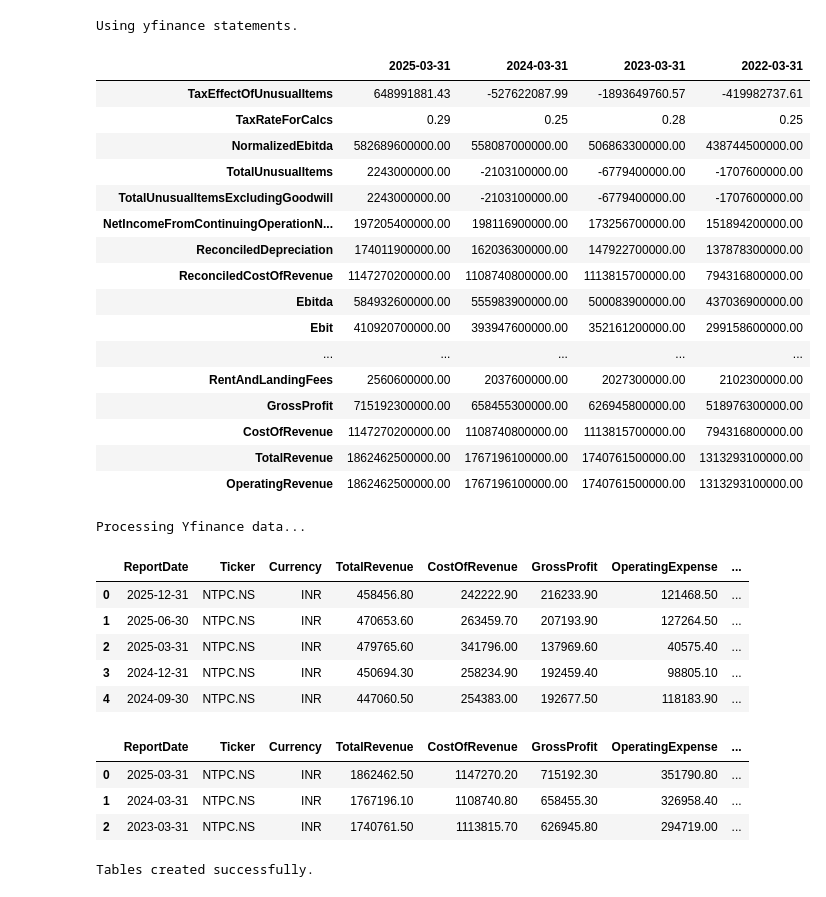
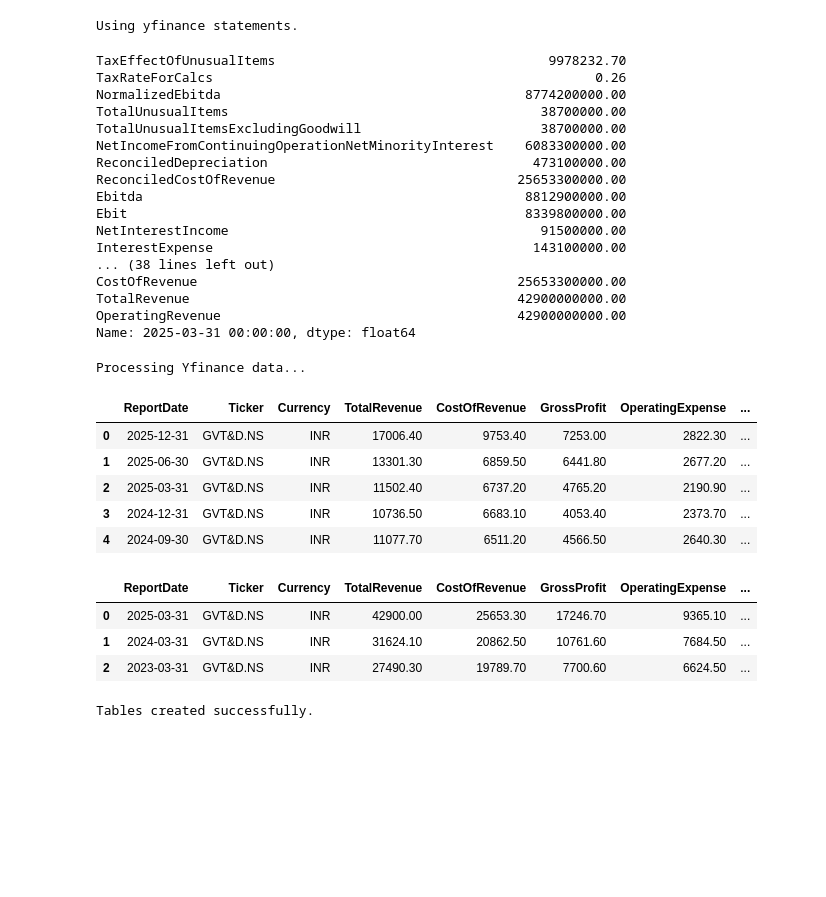
Before and after one commit to ashishmaharana188/financial_ETL_project, a Jupyter notebook: statementScrape.ipynb, the cells around one changed output. Drawn from its saved outputs; the diff is of its cells as text; code cells hidden in the pictures; blank space fills up the shorter version.

```diff
--- a/statementScrape.ipynb
+++ b/statementScrape.ipynb
@@ -19,7 +19,7 @@ API_KEY = "V6FLFA1K7ECKP0RK"
 #disable certificate warnings
 urllib3.disable_warnings(urllib3.exceptions.InsecureRequestWarning)
 
-tickerName = yf.Ticker("NTPC.NS") #MSFT #HINDCOPPER #PLTR
+tickerName = yf.Ticker("GVT&D.NS") #MSFT #HINDCOPPER #PLTR
 pd.set_option('display.float_format', lambda x: '%.2f' % x)
 # %%
 CACHE_DIR = "offline_statements"
@@ -655,3 +675,24 @@ dfIncomeStatementY = clean_financial_dataframe(dfIncomeStatementY)
 
 dfIncomeStatementQ = convert_screener_percentages_to_absolute(dfIncomeStatementQ)
 dfIncomeStatementY = convert_screener_percentages_to_absolute(dfIncomeStatementY)
+# %%
+dfcheck = dfIncomeStatementY.iloc[:,0]
+display(dfcheck)
+# %% [output]
+TaxEffectOfUnusualItems                                   9978232.70
+TaxRateForCalcs                                                 0.26
+NormalizedEbitda                                       8774200000.00
+TotalUnusualItems                                        38700000.00
+TotalUnusualItemsExcludingGoodwill                       38700000.00
+NetIncomeFromContinuingOperationNetMinorityInterest    6083300000.00
+ReconciledDepreciation                                  473100000.00
+ReconciledCostOfRevenue                               25653300000.00
+Ebitda                                                 8812900000.00
+Ebit                                                   8339800000.00
+NetInterestIncome                                        91500000.00
+InterestExpense                                         143100000.00
+... (38 lines left out)
+CostOfRevenue                                         25653300000.00
+TotalRevenue                                          42900000000.00
+OperatingRevenue                                      42900000000.00
+Name: 2025-03-31 00:00:00, dtype: float64
@@ -658,5 +840,5 @@ dfIncomeStatementY = convert_screener_percentages_to_absolute(dfIncomeStatementY
 # %%
-display(dfIncomeStatementY)
+
 keys_to_fetch = ittelson_income_statement_columns + [
         'PretaxIncome', 'MaterialCost', 'ManufacturingCost', 'EmployeeCost', 'OtherCost'
     ]
@@ -701,61 +883,44 @@ elif use_yfinance:
     # Yfinance needs .T because metrics are the index, we want dates as the index
     clean_quarterly_income_statement = format_statement_for_db(
         dfIncomeStatementQ_calc, ittelson_income_statement_columns,tickerName.ticker,currency=stmt_currency,multiplier=stmt_multiplier,transpose=True)
     display(clean_quarterly_income_statement)
 
     clean_yearly_income_statement = format_statement_for_db(
         dfIncomeStatementY_calc, ittelson_income_statement_columns,tickerName.ticker,currency=stmt_currency,multiplier=stmt_multiplier, transpose=True)
     display(clean_yearly_income_statement)
 else:
     print("Processing Screener data...")
 
     stmt_currency = 'INR'
     stmt_multiplier = 10.0
 
     #include extra keys with normalization for further calulation - keys will be dropped at format_statement_for_db call
 
     df_normalize_Q = map_statement_via_dictionary(dfIncomeStatementQ, normalized_is_synonym_map, keys_to_fetch)
     df_normalize_Y = map_statement_via_dictionary(dfIncomeStatementY, normalized_is_synonym_map, keys_to_fetch).iloc[:,:-1]
 
     dfIncomeStatementQ_calc = apply_income_statement_fallbacks(df_normalize_Q, ittelson_income_statement_columns)
     clean_quarterly_income_statement = format_statement_for_db(
         dfIncomeStatementQ_calc, ittelson_income_statement_columns,tickerName.ticker,currency=stmt_currency,multiplier=stmt_multiplier, transpose=True)
     display(clean_quarterly_income_statement)
 
     dfIncomeStatementY_calc = apply_income_statement_fallbacks(df_normalize_Y, ittelson_income_statement_columns)
     clean_yearly_income_statement = format_statement_for_db(
         dfIncomeStatementY_calc, ittelson_income_statement_columns, tickerName.ticker,currency=stmt_currency, multiplier=stmt_multiplier,transpose=True
         )
     display(clean_yearly_income_statement)
 # %% [output]
+Processing Yfinance data...
-|  | 2025-03-31 | 2024-03-31 | 2023-03-31 | 2022-03-31 |
-| TaxEffectOfUnusualItems | 648991881.43 | -527622087.99 | -1893649760.57 | -419982737.61 |
-| TaxRateForCalcs | 0.29 | 0.25 | 0.28 | 0.25 |
-| NormalizedEbitda | 582689600000.00 | 558087000000.00 | 506863300000.00 | 438744500000.00 |
-| TotalUnusualItems | 2243000000.00 | -2103100000.00 | -6779400000.00 | -1707600000.00 |
-| TotalUnusualItemsExcludingGoodwill | 2243000000.00 | -2103100000.00 | -6779400000.00 | -1707600000.00 |
-| NetIncomeFromContinuingOperationN... | 197205400000.00 | 198116900000.00 | 173256700000.00 | 151894200000.00 |
-| ReconciledDepreciation | 174011900000.00 | 162036300000.00 | 147922700000.00 | 137878300000.00 |
-| ReconciledCostOfRevenue | 1147270200000.00 | 1108740800000.00 | 1113815700000.00 | 794316800000.00 |
-| Ebitda | 584932600000.00 | 555983900000.00 | 500083900000.00 | 437036900000.00 |
-| Ebit | 410920700000.00 | 393947600000.00 | 352161200000.00 | 299158600000.00 |
-| ... | ... | ... | ... | ... |
-| RentAndLandingFees | 2560600000.00 | 2037600000.00 | 2027300000.00 | 2102300000.00 |
-| GrossProfit | 715192300000.00 | 658455300000.00 | 626945800000.00 | 518976300000.00 |
-| CostOfRevenue | 1147270200000.00 | 1108740800000.00 | 1113815700000.00 | 794316800000.00 |
-| TotalRevenue | 1862462500000.00 | 1767196100000.00 | 1740761500000.00 | 1313293100000.00 |
-| OperatingRevenue | 1862462500000.00 | 1767196100000.00 | 1740761500000.00 | 1313293100000.00 |
+|  | ReportDate | Ticker | Currency | TotalRevenue | CostOfRevenue | GrossProfit | OperatingExpense | ... |
+| 0 | 2025-12-31 | GVT&D.NS | INR | 17006.40 | 9753.40 | 7253.00 | 2822.30 | ... |
+| 1 | 2025-06-30 | GVT&D.NS | INR | 13301.30 | 6859.50 | 6441.80 | 2677.20 | ... |
+| 2 | 2025-03-31 | GVT&D.NS | INR | 11502.40 | 6737.20 | 4765.20 | 2190.90 | ... |
+| 3 | 2024-12-31 | GVT&D.NS | INR | 10736.50 | 6683.10 | 4053.40 | 2373.70 | ... |
+| 4 | 2024-09-30 | GVT&D.NS | INR | 11077.70 | 6511.20 | 4566.50 | 2640.30 | ... |
-Processing Yfinance data...
 |  | ReportDate | Ticker | Currency | TotalRevenue | CostOfRevenue | GrossProfit | OperatingExpense | ... |
-| 0 | 2025-12-31 | NTPC.NS | INR | 458456.80 | 242222.90 | 216233.90 | 121468.50 | ... |
-| 1 | 2025-06-30 | NTPC.NS | INR | 470653.60 | 263459.70 | 207193.90 | 127264.50 | ... |
-| 2 | 2025-03-31 | NTPC.NS | INR | 479765.60 | 341796.00 | 137969.60 | 40575.40 | ... |
-| 3 | 2024-12-31 | NTPC.NS | INR | 450694.30 | 258234.90 | 192459.40 | 98805.10 | ... |
-| 4 | 2024-09-30 | NTPC.NS | INR | 447060.50 | 254383.00 | 192677.50 | 118183.90 | ... |
+| 0 | 2025-03-31 | GVT&D.NS | INR | 42900.00 | 25653.30 | 17246.70 | 9365.10 | ... |
+| 1 | 2024-03-31 | GVT&D.NS | INR | 31624.10 | 20862.50 | 10761.60 | 7684.50 | ... |
+| 2 | 2023-03-31 | GVT&D.NS | INR | 27490.30 | 19789.70 | 7700.60 | 6624.50 | ... |
-|  | ReportDate | Ticker | Currency | TotalRevenue | CostOfRevenue | GrossProfit | OperatingExpense | ... |
-| 0 | 2025-03-31 | NTPC.NS | INR | 1862462.50 | 1147270.20 | 715192.30 | 351790.80 | ... |
-| 1 | 2024-03-31 | NTPC.NS | INR | 1767196.10 | 1108740.80 | 658455.30 | 326958.40 | ... |
-| 2 | 2023-03-31 | NTPC.NS | INR | 1740761.50 | 1113815.70 | 626945.80 | 294719.00 | ... |
 # %%
 metadata = MetaData(schema='public')
 metadata.create_all(engine)
```
Also changed, not shown: parts of 16 cells of this notebook.
